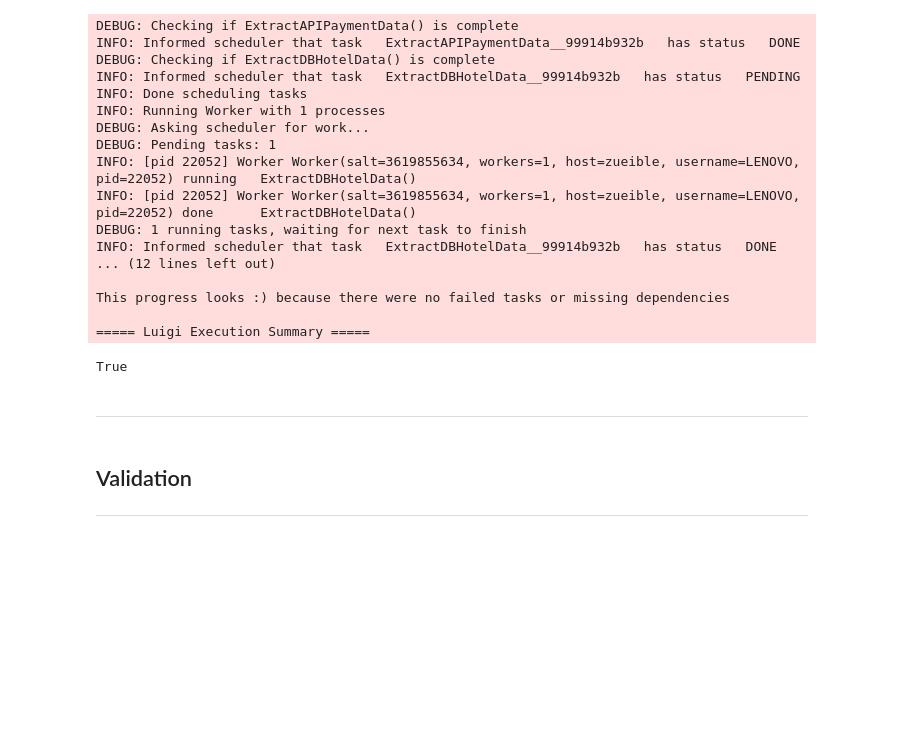
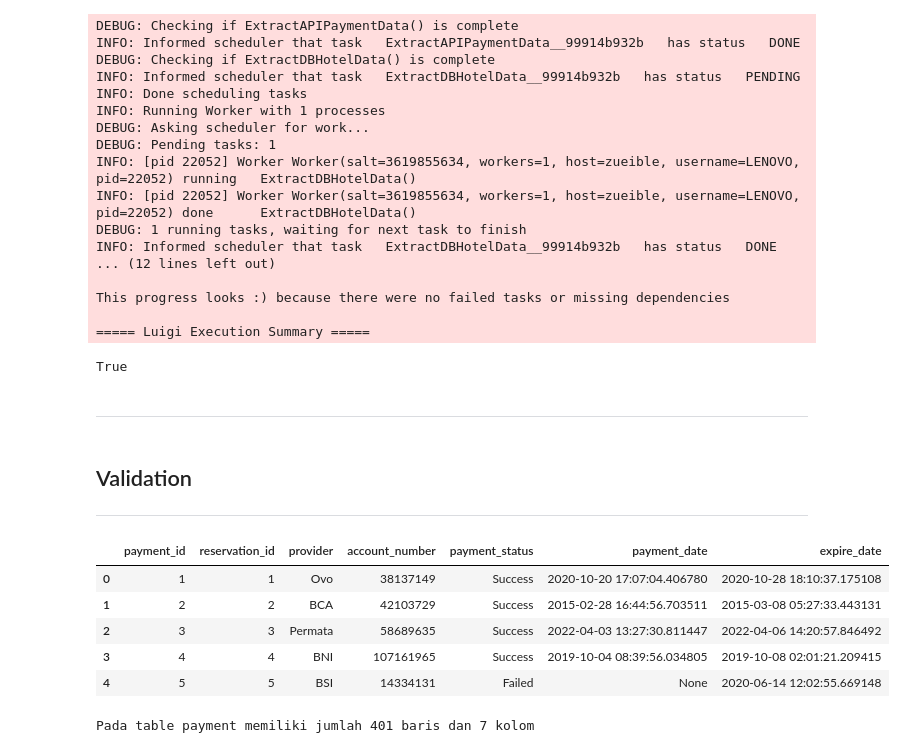
Before and after one commit to zulfaan/case-study-ETL-workflow_pacmann, a Jupyter notebook: case-study-ETL.ipynb, the cells around one changed output. Cells and saved outputs as stored; diff of their text form; code cells hidden in the pictures; blank space fills up the shorter version.

```diff
--- a/case-study-ETL.ipynb
+++ b/case-study-ETL.ipynb
@@ -218,3 +218,18 @@ True
 # %% [markdown]
 ## Validation
 ---
+# %%
+payment_df.head()
+# %% [output]
+|  | payment_id | reservation_id | provider | account_number | payment_status | payment_date | expire_date |
+| 0 | 1 | 1 | Ovo | 38137149 | Success | 2020-10-20 17:07:04.406780 | 2020-10-28 18:10:37.175108 |
+| 1 | 2 | 2 | BCA | 42103729 | Success | 2015-02-28 16:44:56.703511 | 2015-03-08 05:27:33.443131 |
+| 2 | 3 | 3 | Permata | 58689635 | Success | 2022-04-03 13:27:30.811447 | 2022-04-06 14:20:57.846492 |
+| 3 | 4 | 4 | BNI | 107161965 | Success | 2019-10-04 08:39:56.034805 | 2019-10-08 02:01:21.209415 |
+| 4 | 5 | 5 | BSI | 14334131 | Failed | None | 2020-06-14 12:02:55.669148 |
+# %%
+n_coloumn = payment_df.shape[1]
+n_row = payment_df.shape[0]
+print(f"Pada table payment memiliki jumlah {n_row} baris dan {n_coloumn} kolom")
+# %% [output]
+Pada table payment memiliki jumlah 401 baris dan 7 kolom
```
Also changed, not shown: parts of 2 cells of this notebook.
